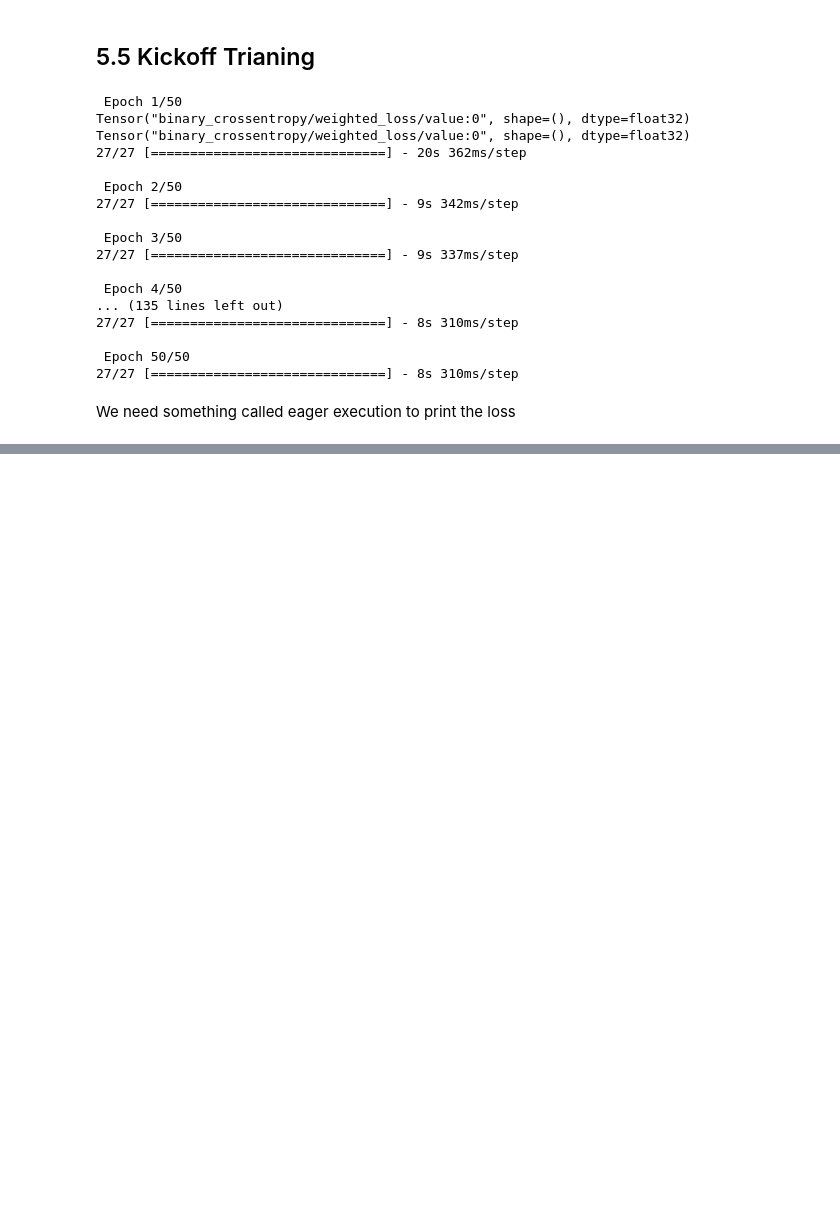
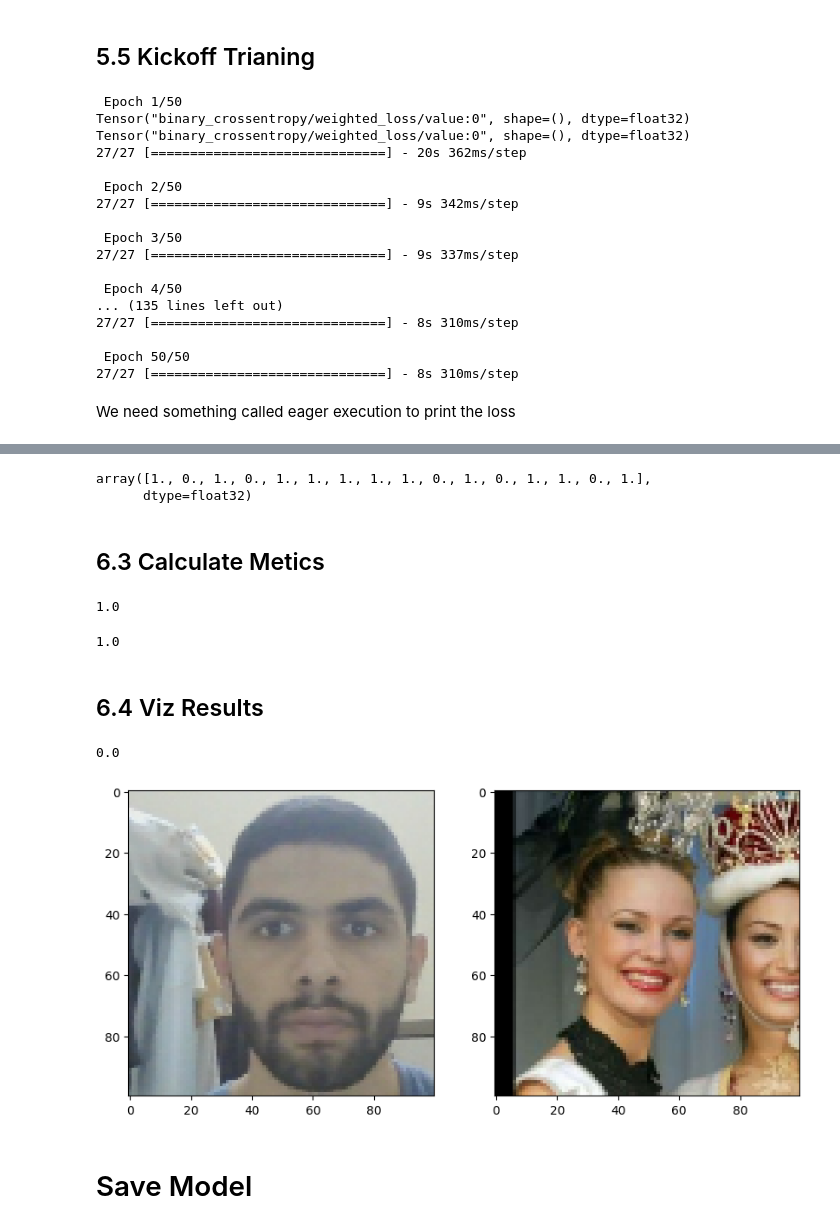
Before and after one commit to A7medAbdien/faceRec, a Jupyter notebook: faceRec.ipynb, the cells around one changed output, grey strips where cells are left out. Saved outputs shown, nothing was run; the diff lists cells and outputs as text; code cells hidden in the pictures; blank space fills up the shorter version.

Commit message:
finish the ML model, oooohhoooo

```diff
--- a/faceRec.ipynb
+++ b/faceRec.ipynb
@@ -781,0 +792,7 @@ We need something called  eager execution to print the loss
+# %%
+# Get a batch of test data
+test_input, test_val, y_true = test_data.as_numpy_iterator().next()
+# %%
+# Make predictions, using my_model.predict
+y_hat = siamese_model.predict([test_input, test_val])
+y_hat
@@ -781,0 +821,54 @@ We need something called  eager execution to print the loss
+# %%
+y_true
+# %% [output]
+array([1., 0., 1., 0., 1., 1., 1., 1., 1., 0., 1., 0., 1., 1., 0., 1.],
+      dtype=float32)
+# %% [markdown]
+## 6.3 Calculate Metics
+# %%
+# Creating a metric object
+m = Precision()
+
+# Calculate the Recall value
+m.update_state(y_true,y_hat)
+
+# Return the result
+m.result().numpy()
+# %% [output]
+1.0
+# %%
+# Creating a metric object
+m = Recall()
+
+# Calculate the Recall value
+m.update_state(y_true,y_hat)
+
+# Return the result
+m.result().numpy()
+# %% [output]
+1.0
+# %% [markdown]
+## 6.4 Viz Results
+# %%
+i=3
+print(y_true[i])
+
+# Set plot size
+plt.figure(figsize=(10,8))
+
+# subplot: allow to grid the plot, subplot(rows, columns,index)
+# Set first subplot
+plt.subplot(1,2,1)
+plt.imshow(test_input[i])
+
+# Set second subplot
+plt.subplot(1,2,2)
+plt.imshow(test_val[i])
+
+# Render cleanly
+plt.show()
+# %% [output]
+0.0
+[figure, added]
+# %% [markdown]
+# Save Model
```
Also changed, not shown: parts of 18 cells of this notebook.
